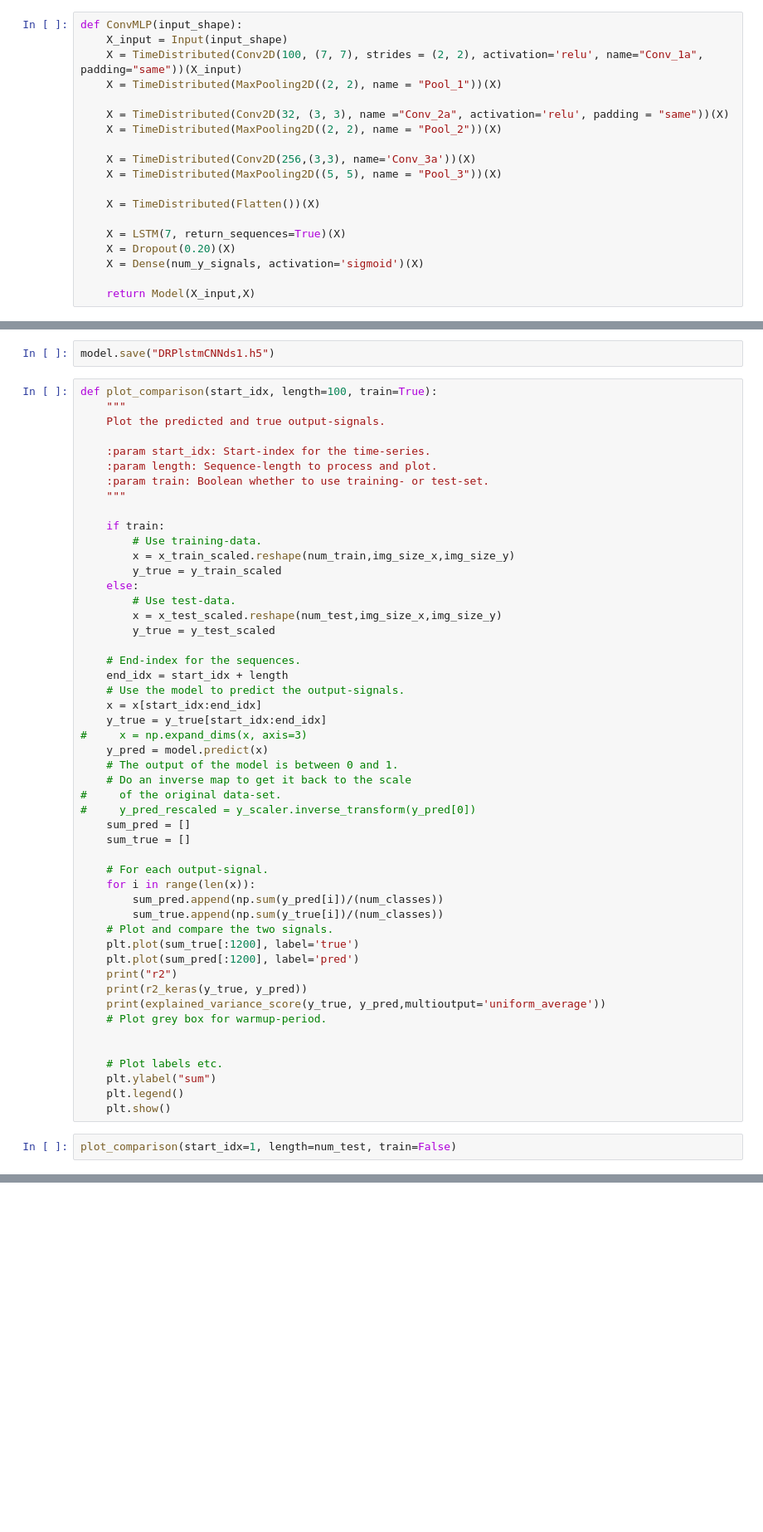
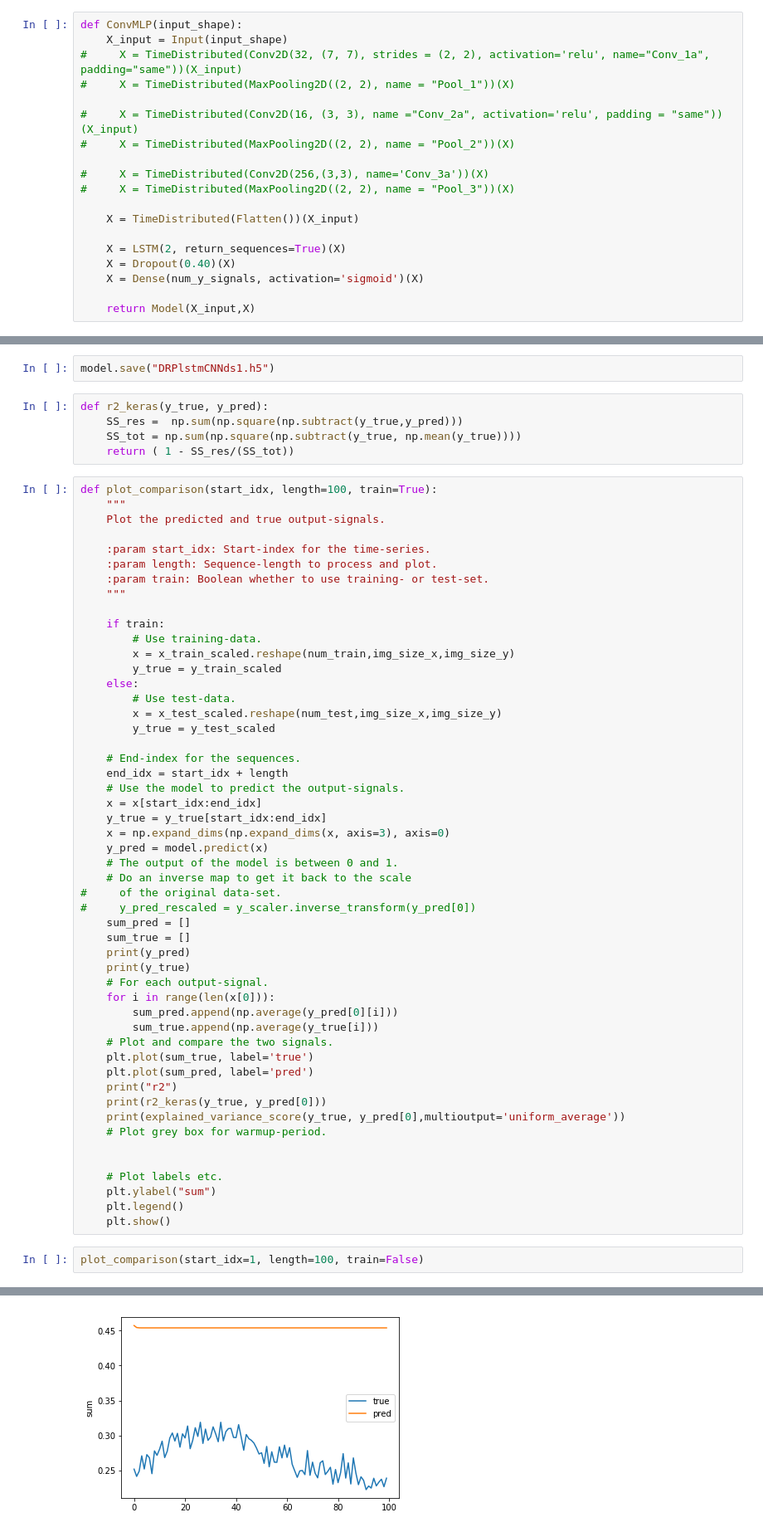
Before and after one commit to enmccarthy/drp, a Jupyter notebook: DRPlstmCNN.ipynb, the cells around one changed output, grey strips where cells are left out. Shown at 83% size. Drawn from its saved outputs; the diff is of its cells as text; blank space fills up the shorter version.

```diff
--- a/DRPlstmCNN.ipynb
+++ b/DRPlstmCNN.ipynb
@@ -248,19 +267,19 @@ print(validation_data[0].shape)
 # %%
 def ConvMLP(input_shape):
     X_input = Input(input_shape)
-    X = TimeDistributed(Conv2D(100, (7, 7), strides = (2, 2), activation='relu', name="Conv_1a", padding="same"))(X_input)
-    X = TimeDistributed(MaxPooling2D((2, 2), name = "Pool_1"))(X)
+#     X = TimeDistributed(Conv2D(32, (7, 7), strides = (2, 2), activation='relu', name="Conv_1a", padding="same"))(X_input)
+#     X = TimeDistributed(MaxPooling2D((2, 2), name = "Pool_1"))(X)
 
-    X = TimeDistributed(Conv2D(32, (3, 3), name ="Conv_2a", activation='relu', padding = "same"))(X)
-    X = TimeDistributed(MaxPooling2D((2, 2), name = "Pool_2"))(X)
+#     X = TimeDistributed(Conv2D(16, (3, 3), name ="Conv_2a", activation='relu', padding = "same"))(X_input)
+#     X = TimeDistributed(MaxPooling2D((2, 2), name = "Pool_2"))(X)
 
-    X = TimeDistributed(Conv2D(256,(3,3), name='Conv_3a'))(X)
-    X = TimeDistributed(MaxPooling2D((5, 5), name = "Pool_3"))(X)
+#     X = TimeDistributed(Conv2D(256,(3,3), name='Conv_3a'))(X)
+#     X = TimeDistributed(MaxPooling2D((2, 2), name = "Pool_3"))(X)
 
-    X = TimeDistributed(Flatten())(X)
+    X = TimeDistributed(Flatten())(X_input)
 
-    X = LSTM(7, return_sequences=True)(X)
-    X = Dropout(0.20)(X)
+    X = LSTM(2, return_sequences=True)(X)
+    X = Dropout(0.40)(X)
     X = Dense(num_y_signals, activation='sigmoid')(X)
 
     return Model(X_input,X)
@@ -367,5 +373,10 @@ print(result)
 # %%
 model.save("DRPlstmCNNds1.h5")
+# %%
+def r2_keras(y_true, y_pred):
+    SS_res =  np.sum(np.square(np.subtract(y_true,y_pred)))
+    SS_tot = np.sum(np.square(np.subtract(y_true, np.mean(y_true))))
+    return ( 1 - SS_res/(SS_tot))
 # %%
 def plot_comparison(start_idx, length=100, train=True):
     """
@@ -390,7 +401,7 @@ def plot_comparison(start_idx, length=100, train=True):
     # Use the model to predict the output-signals.
     x = x[start_idx:end_idx]
     y_true = y_true[start_idx:end_idx]
-#     x = np.expand_dims(x, axis=3)
+    x = np.expand_dims(np.expand_dims(x, axis=3), axis=0)
     y_pred = model.predict(x)
     # The output of the model is between 0 and 1.
     # Do an inverse map to get it back to the scale
@@ -398,17 +409,18 @@ def plot_comparison(start_idx, length=100, train=True):
 #     y_pred_rescaled = y_scaler.inverse_transform(y_pred[0])
     sum_pred = []
     sum_true = []
-
+    print(y_pred)
+    print(y_true)
     # For each output-signal.
-    for i in range(len(x)):
-        sum_pred.append(np.sum(y_pred[i])/(num_classes))
-        sum_true.append(np.sum(y_true[i])/(num_classes))
+    for i in range(len(x[0])):
+        sum_pred.append(np.average(y_pred[0][i]))
+        sum_true.append(np.average(y_true[i]))
     # Plot and compare the two signals.
-    plt.plot(sum_true[:1200], label='true')
-    plt.plot(sum_pred[:1200], label='pred')
+    plt.plot(sum_true, label='true')
+    plt.plot(sum_pred, label='pred')
     print("r2")
-    print(r2_keras(y_true, y_pred))
-    print(explained_variance_score(y_true, y_pred,multioutput='uniform_average'))
+    print(r2_keras(y_true, y_pred[0]))
+    print(explained_variance_score(y_true, y_pred[0],multioutput='uniform_average'))
     # Plot grey box for warmup-period.
 
 
@@ -417,4 +429,5 @@ def plot_comparison(start_idx, length=100, train=True):
     plt.legend()
     plt.show()
 # %%
-plot_comparison(start_idx=1, length=num_test, train=False)
+plot_comparison(start_idx=1, length=100, train=False)
+# %% [output]
@@ -420,0 +451 @@ plot_comparison(start_idx=1, length=num_test, train=False)
+[figure, added]
```
Also changed, not shown: parts of 18 cells of this notebook, 6 other files.
